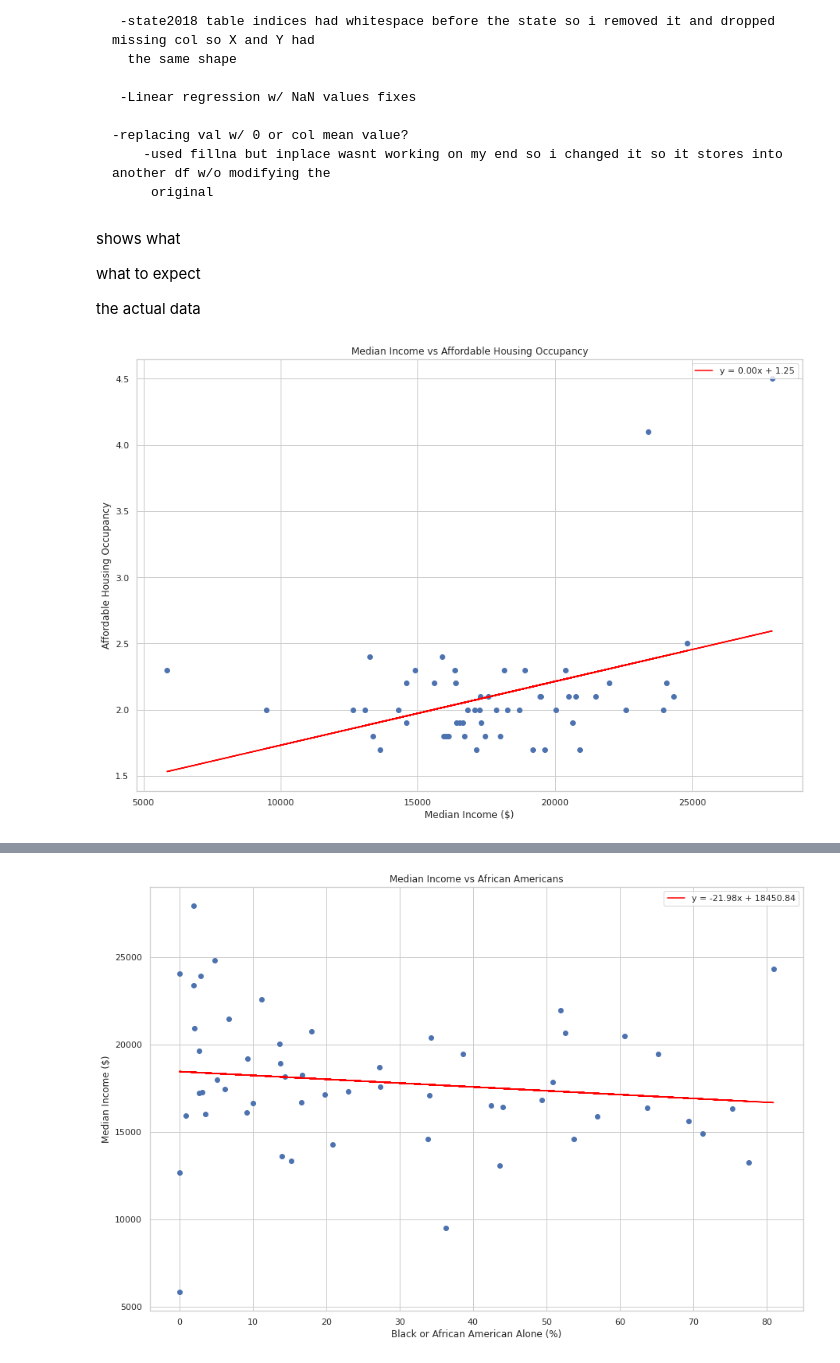
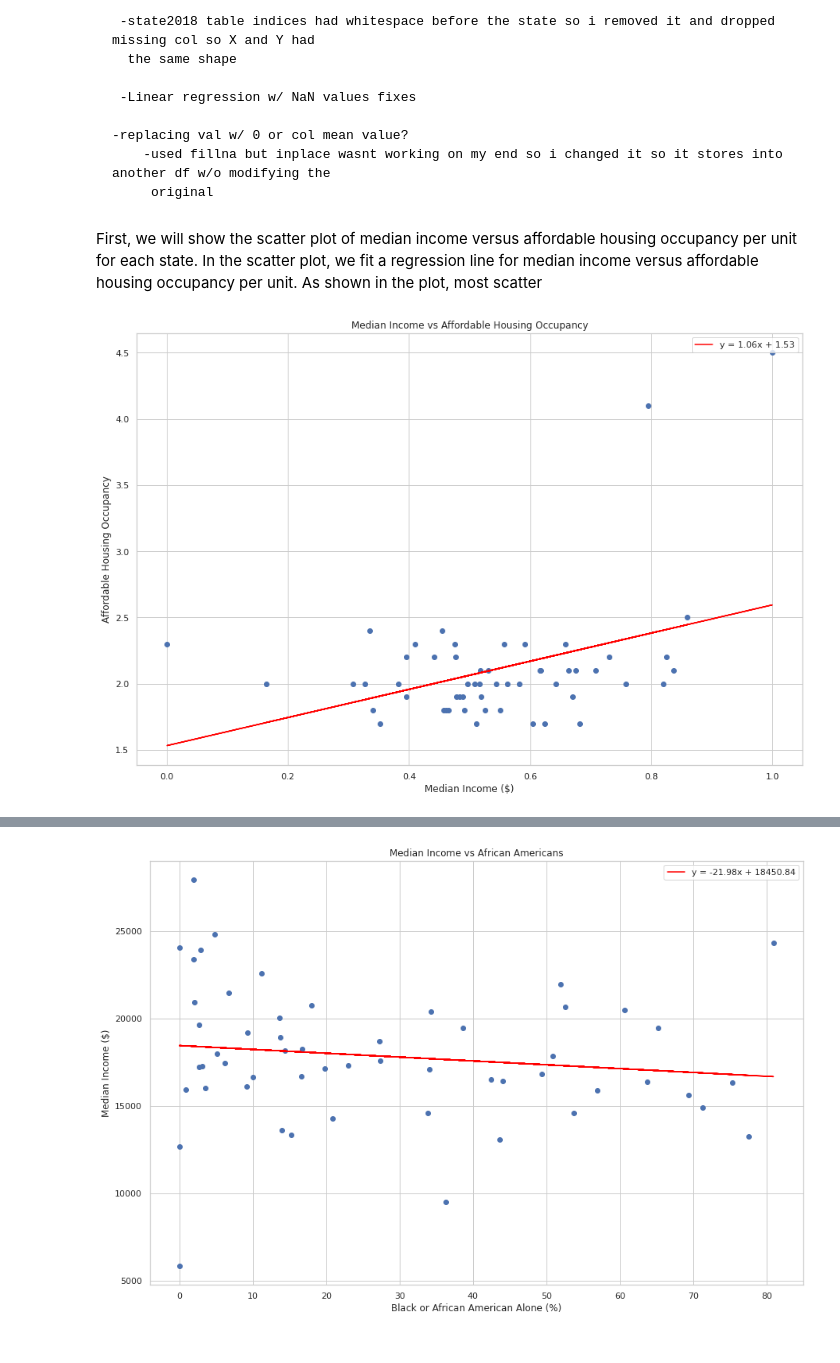
Before and after one commit to samuelscheffler/Housing-Data-Analysis, a Jupyter notebook: final-tutorial.ipynb, the cells around one changed output, grey strips where cells are left out. Saved outputs shown, nothing was run; the diff lists cells and outputs as text; code cells hidden in the pictures.

Commit message:
scaled median income data

```diff
--- a/final-tutorial.ipynb
+++ b/final-tutorial.ipynb
@@ -419,46 +419,52 @@ state_2018.sort_index(inplace=True)
 state_2018 = state_2018.rename(index={'Northern Mariana Islands': 'Northern Mariana'})
 state_2018 = state_2018.drop("Missing")
 # %% [markdown]
-shows what
-
-what to expect
-
-the actual data
+First, we will show the scatter plot of median income versus affordable housing occupancy per unit for each state. In the scatter plot, we fit a regression line for median income versus affordable housing occupancy per unit. As shown in the plot, most scatter
 # %%
 ##Missing val, replace val w/ mean of column (also is the default func of sklearn imputer)
 household_income_df_mod = household_income_df.fillna(household_income_df.mean())
 
 ##OR replace w/ 0
 #household_income_df["Median Income ($)"].fillna(0, inplace=True)
 
+
+from sklearn.preprocessing import MinMaxScaler
+
+# create a scaler object
+scaler = MinMaxScaler()
+# fit and transform the data
+df_median_income = household_income_df_mod[["Median Income ($)"]]
+df_norm = pd.DataFrame(scaler.fit_transform(df_median_income), columns=df_median_income.columns)
+
 ##Reshaping cols for linear regression
-X = household_income_df_mod["Median Income ($)"].values.reshape(-1,1)
+X = df_norm["Median Income ($)"].values.reshape(-1,1)
 Y = state_2018["Occupancy/unit"].values.reshape(-1,1)
+
 
 ##Creating linear regression
 lin_regr = LinearRegression()
 reg = lin_regr.fit(X, Y)
 
 ##Predictions
 Y_pred = lin_regr.predict(X)
 
 m = reg.coef_[0][0]
 b = reg.intercept_[0]
 
 line_label = "y = {:.2f}x + {:.2f}".format(m, b)
 
 ##Plotting
 plt.figure(figsize=(15,10))
 plt.scatter(X,Y)
 plt.plot(X,Y_pred, color='red', label=line_label)
 plt.xlabel("Median Income ($)")
 plt.ylabel("Affordable Housing Occupancy")
 plt.title("Median Income vs Affordable Housing Occupancy")
 plt.legend(loc='upper right')
 
 plt.show()
 # %% [output]
-[figure, old version]
+[figure, new version]
 # %%
 X2 = sm.add_constant(X)
 model = sm.OLS(Y, X2)
```
Also changed, not shown: parts of 15 cells of this notebook.
